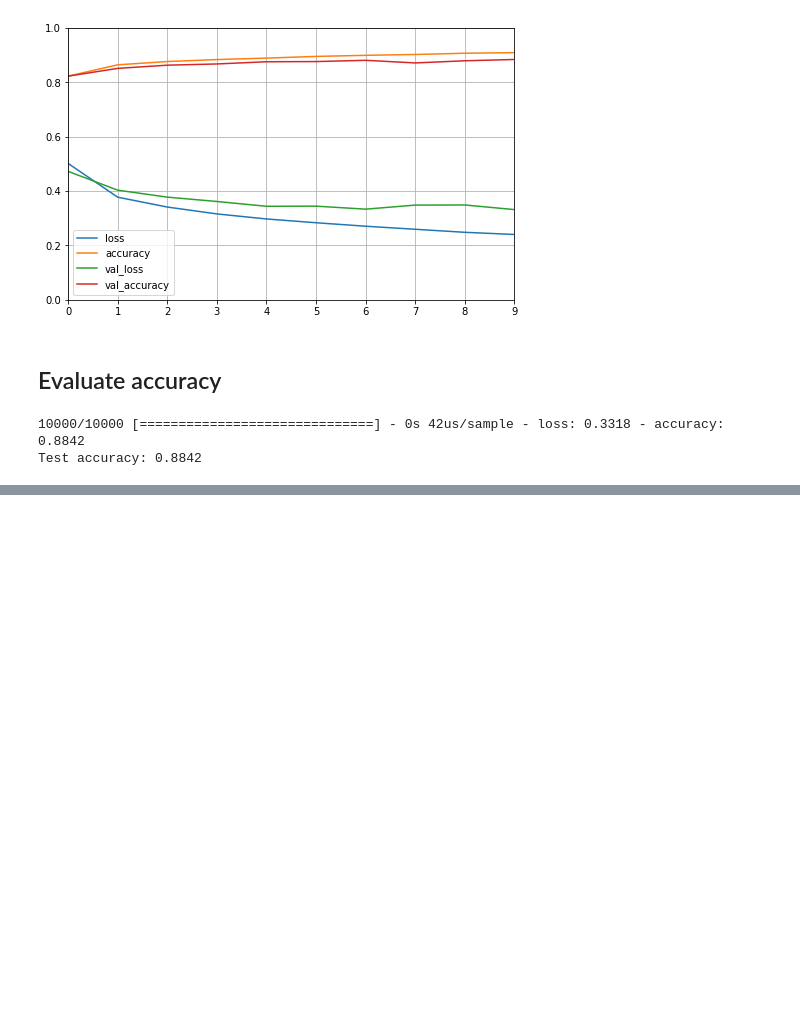
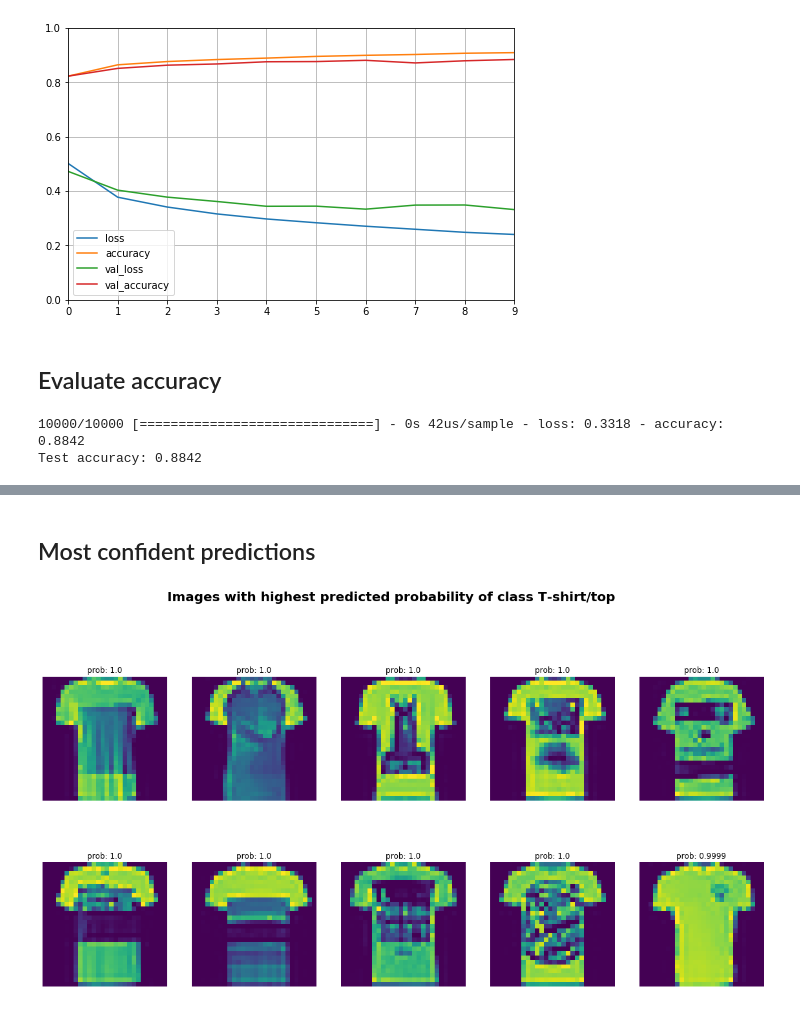
Before and after one commit to schneider128k/machine_learning_course, a Jupyter notebook: fashion_items_classification_dense_layers_2.ipynb, the cells around one changed output, grey strips where cells are left out. Cells and saved outputs as stored; diff of their text form; code cells hidden in the pictures; blank space fills up the shorter version.

```diff
--- a/fashion_items_classification_dense_layers_2.ipynb
+++ b/fashion_items_classification_dense_layers_2.ipynb
@@ -81,0 +99,38 @@ Test accuracy: 0.8842
+# %%
+def get_sorted_predictions(predictions,
+                           label,
+                           ascending=False,
+                           num=10,
+                           only_wrong_predictions=False):
+
+    if only_wrong_predictions:
+        return predictions[(predictions['label'] == label) & (predictions['pred_label'] != label)].sort_values(by=['pred_prob'], ascending=ascending).head(num)
+    else:
+        return predictions[predictions['label'] == label].sort_values(by=['pred_prob'], ascending=ascending).head(num)
+# %%
+def plot_images(predictions, images, message):
+    plt.figure(figsize=(20, 15))
+    columns = 5
+    i = 0
+    for idx, row in predictions.iterrows():
+        ax = plt.subplot(len(predictions) / columns + 1, columns, i + 1)
+        ax.set_title(f"prob: {round(row['pred_prob'], 4)}")
+        plt.suptitle(message, fontsize=20, fontweight='bold')
+        plt.axis('off')
+        plt.imshow(images[idx])
+        i += 1
+# %%
+num = 10
+# %% [markdown]
+## Most confident predictions
+# %%
+label = 0
+plot_images(get_sorted_predictions(predictions,
+                                   ascending=False,
+                                   label=label,
+                                   num=num,
+                                   only_wrong_predictions=False),
+            test_images,
+            message=f'Images with highest predicted probability of class {class_names[label]}')
+# %% [output]
+[figure, added]
```
Also changed, not shown: parts of 4 cells of this notebook.
